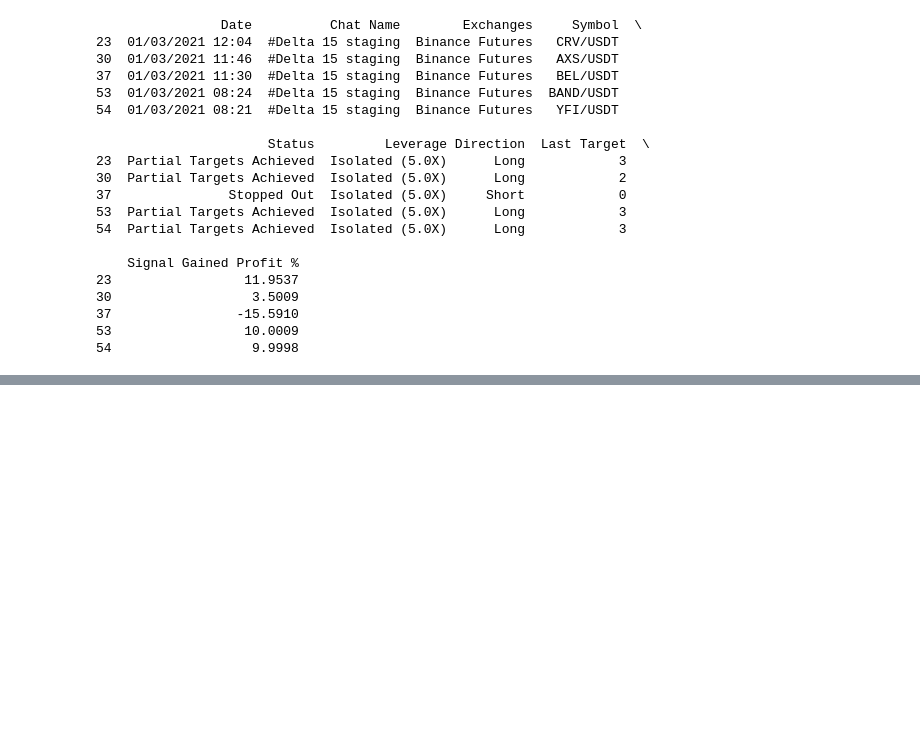
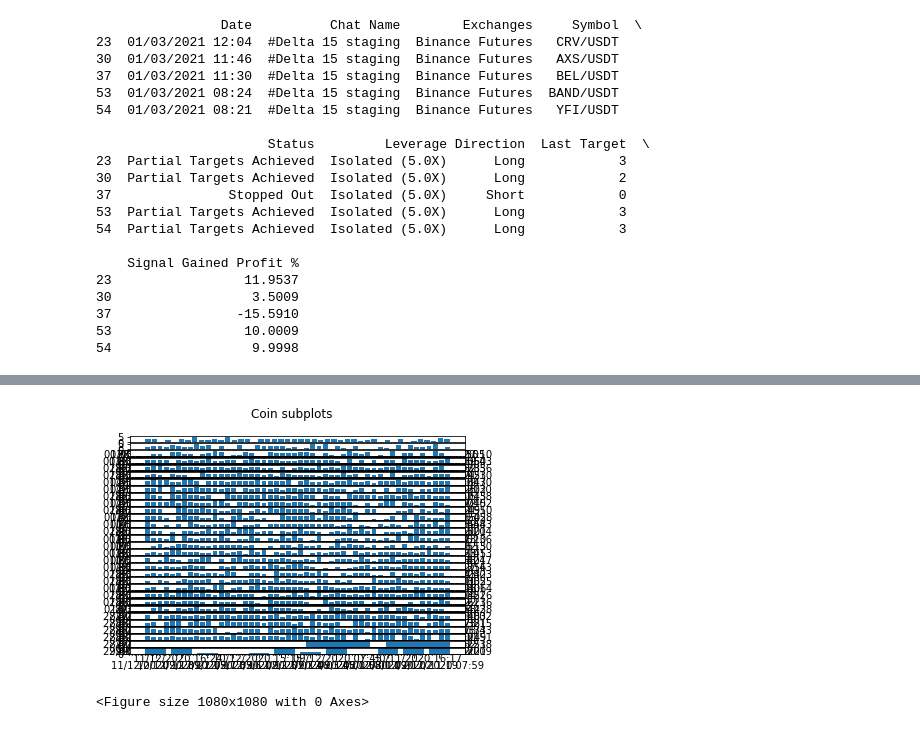
Before and after one commit to Toe971/Crypto-Bot-Data, a Jupyter notebook: delta.ipynb, the cells around one changed output, grey strips where cells are left out. Drawn from its saved outputs; the diff is of its cells as text; code cells hidden in the pictures; blank space fills up the shorter version.

```diff
--- a/delta.ipynb
+++ b/delta.ipynb
@@ -50,3 +50,14 @@ print(refined_df.head())
 37                -15.5910
 53                 10.0009
 54                  9.9998
+# %%
+"""Split Dataframe by coin, research more whether is there a more panda-esque method"""
+unique_coin_list = refined_df["Symbol"].unique()
+print(unique_coin_list)
+
+list_of_coin_df = []
+
+# appends to list_of_coin_df a subset Dataframe of the main Dataframe where the "Symbol" matches the coin
+for coin in unique_coin_list:
+    list_of_coin_df.append(refined_df[refined_df["Symbol"] == coin])
+print(list_of_coin_df)
@@ -52,0 +82,16 @@ print(refined_df.head())
+# %%
+""" Plot out the coins, but having issues with the range of the axes"""
+# helper function to loop through the list of coin dataframes and plot each graph as a subplot
+%matplotlib inline
+
+def coin_subplot(x="Date", y="Last Target", list_to_loop=list_of_coin_df, kind="bar"):
+    fig, axs = plt.subplots(len(list_of_coin_df)) # plt.subplots returns a tuple, number of rows of subplots = length of list of coin dataframes
+    fig.suptitle('Coin subplots')
+    for i in range(len(list_of_coin_df)):
+        coin_df = list_of_coin_df[i].head(50)
+        axs[i].bar(x, y, data=coin_df)
+    fig=plt.figure(figsize=(15, 15))
+coin_subplot()
+# %% [output]
+[figure, added]
+<Figure size 1080x1080 with 0 Axes>
```
Also changed, not shown: parts of 3 cells of this notebook.
